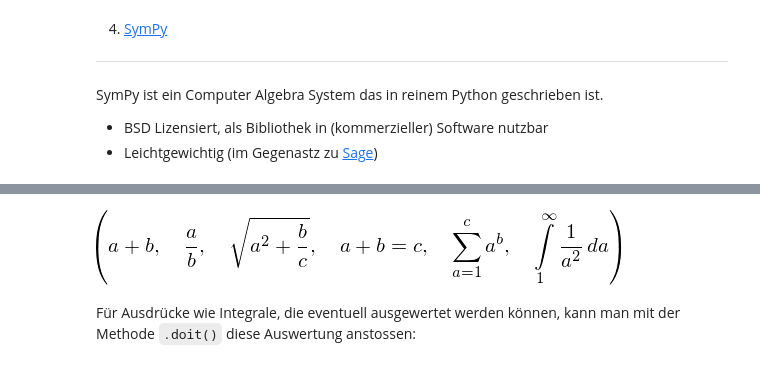
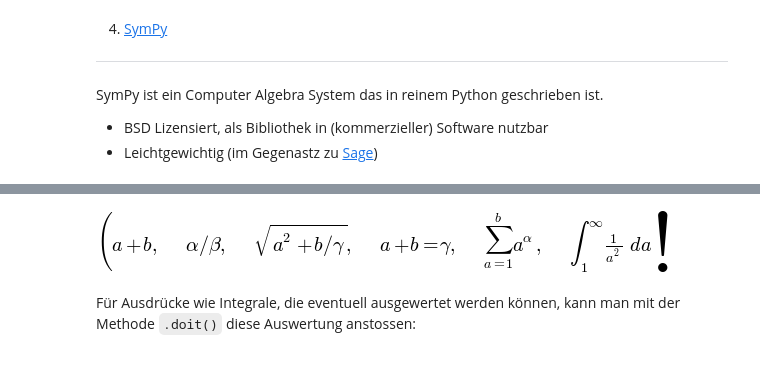
Before and after one commit to hrenkap/scipy_workshop, a Jupyter notebook: Workshop1.ipynb, the cells around one changed output, grey strips where cells are left out. Saved outputs shown, nothing was run; the diff lists cells and outputs as text; code cells hidden in the pictures.

```diff
--- a/Workshop1.ipynb
+++ b/Workshop1.ipynb
@@ -351,6 +356,6 @@ SymPy ist ein Computer Algebra System das in reinem Python geschrieben ist.
 # %%
 import sympy as sp
 sp.init_printing()
-a, b, c = sp.symbols("a b c")
-a, b, c
+a, b = sp.symbols("a b")
+a, b
 # %% [output]
@@ -365,7 +370,9 @@ greekSyms
+# %%
+alpha, beta, gamma = greekSyms[:3]
 # %%
-a+b, a/b, sp.sqrt(a**2+b/c), sp.Eq(a+b,c), sp.Sum(a**b, (a, 1, c)), sp.Integral((1/a)**2,(a,1,sp.oo))
+a+b, alpha/beta, sp.sqrt(a**2+b/gamma), sp.Eq(a+b,gamma), sp.Sum(a**alpha, (a, 1, b)), sp.Integral((1/a)**2,(a,1,sp.oo))
 # %% [output]
-[figure, old version]
+[figure, new version]
 # %% [markdown]
 Für Ausdrücke wie Integrale, die eventuell ausgewertet werden können, kann man mit der Methode `.doit()` diese Auswertung anstossen:
 # %%
```
Also changed, not shown: parts of 28 cells of this notebook.
